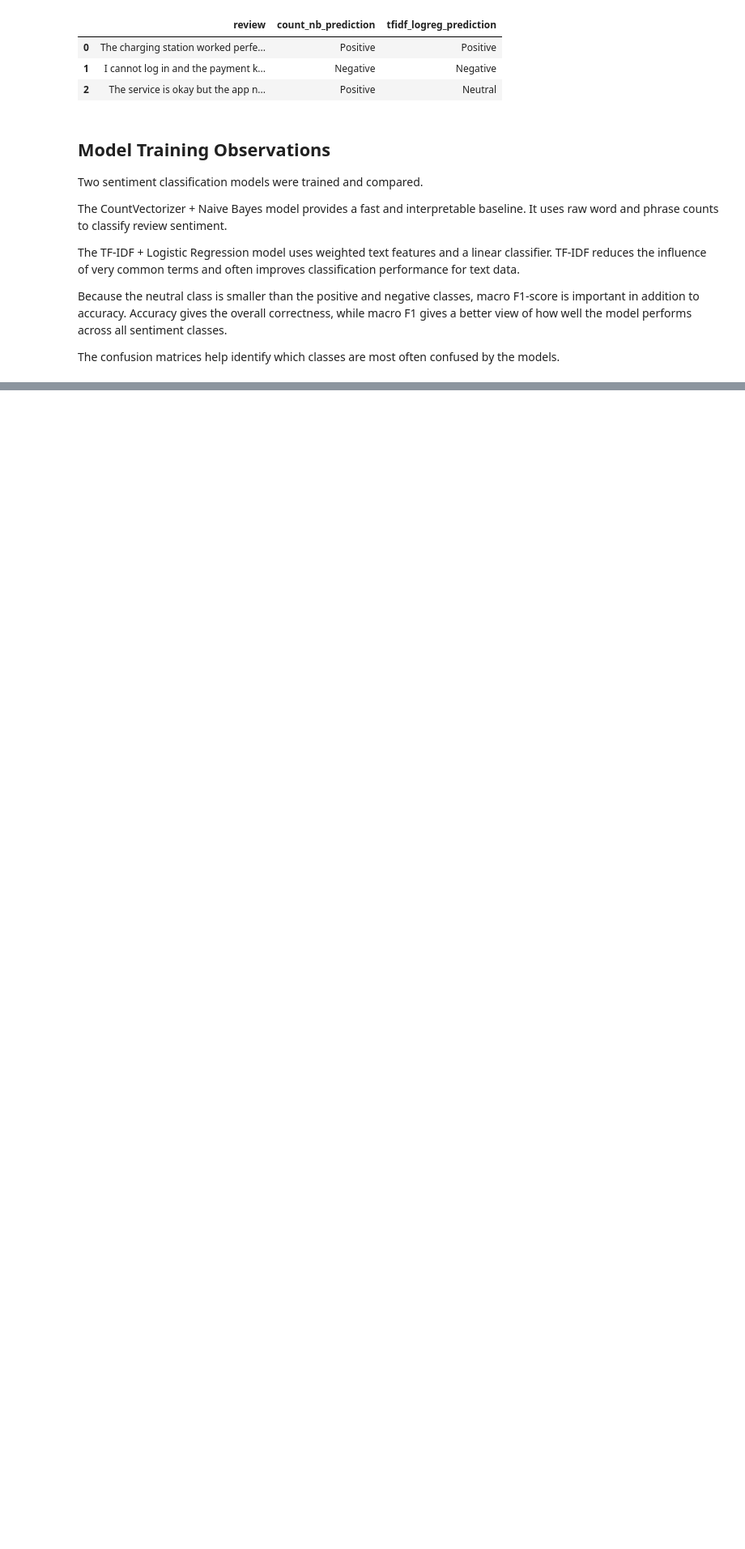
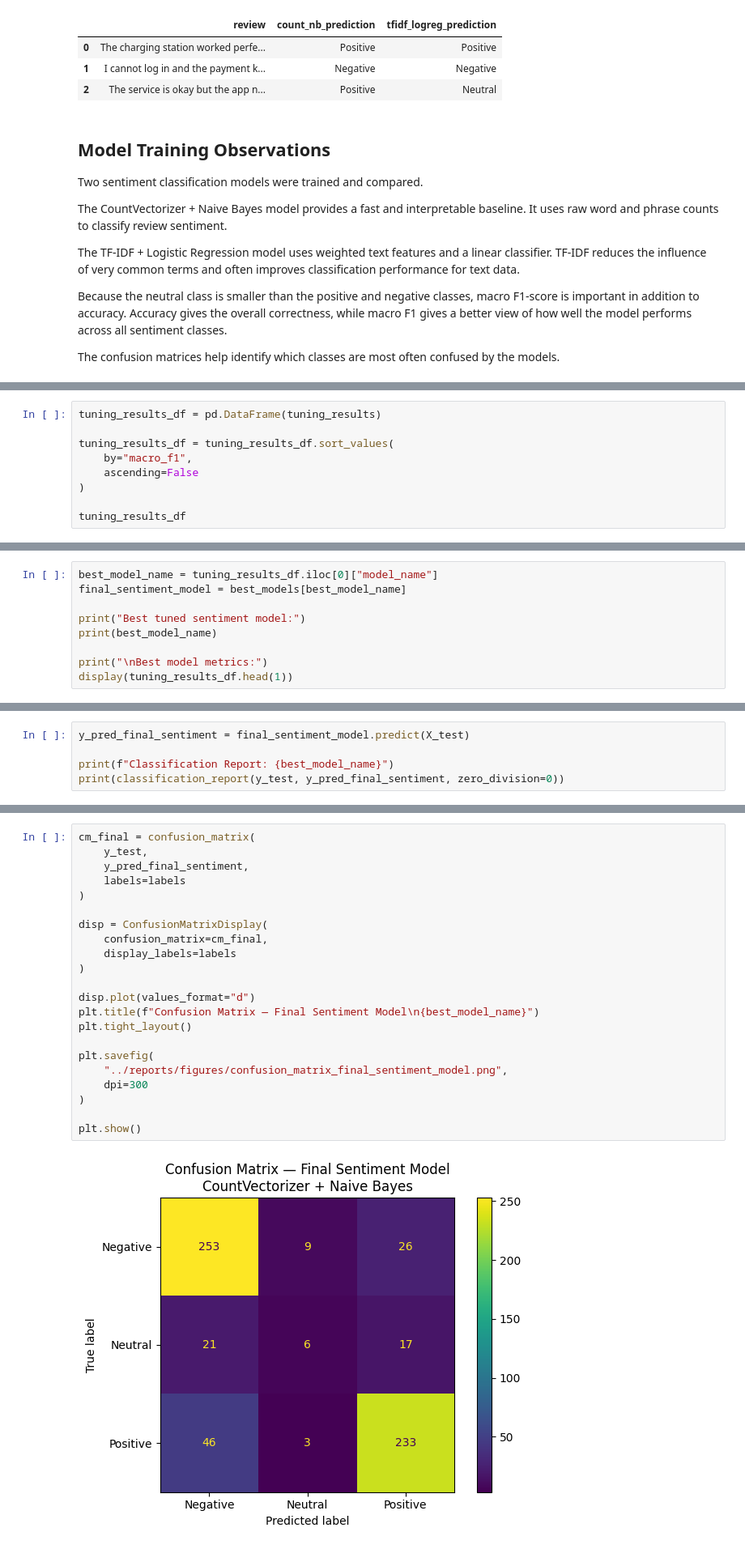
Before and after one commit to jay050699/energy-app-review-sentiment-rating-prediction, a Jupyter notebook: notebooks/03_model_training_evaluation.ipynb, the cells around one changed output, grey strips where cells are left out. Shown at 81% size. Cells and saved outputs as stored; diff of their text form; blank space fills up the shorter version.

```diff
--- a/notebooks/03_model_training_evaluation.ipynb
+++ b/notebooks/03_model_training_evaluation.ipynb
@@ -450,0 +626,9 @@ The confusion matrices help identify which classes are most often confused by th
+# %%
+tuning_results_df = pd.DataFrame(tuning_results)
+
+tuning_results_df = tuning_results_df.sort_values(
+    by="macro_f1",
+    ascending=False
+)
+
+tuning_results_df
@@ -450,0 +650,9 @@ The confusion matrices help identify which classes are most often confused by th
+# %%
+best_model_name = tuning_results_df.iloc[0]["model_name"]
+final_sentiment_model = best_models[best_model_name]
+
+print("Best tuned sentiment model:")
+print(best_model_name)
+
+print("\nBest model metrics:")
+display(tuning_results_df.head(1))
@@ -450,0 +666,5 @@ The confusion matrices help identify which classes are most often confused by th
+# %%
+y_pred_final_sentiment = final_sentiment_model.predict(X_test)
+
+print(f"Classification Report: {best_model_name}")
+print(classification_report(y_test, y_pred_final_sentiment, zero_division=0))
@@ -450,0 +705,24 @@ The confusion matrices help identify which classes are most often confused by th
+# %%
+cm_final = confusion_matrix(
+    y_test,
+    y_pred_final_sentiment,
+    labels=labels
+)
+
+disp = ConfusionMatrixDisplay(
+    confusion_matrix=cm_final,
+    display_labels=labels
+)
+
+disp.plot(values_format="d")
+plt.title(f"Confusion Matrix — Final Sentiment Model\n{best_model_name}")
+plt.tight_layout()
+
+plt.savefig(
+    "../reports/figures/confusion_matrix_final_sentiment_model.png",
+    dpi=300
+)
+
+plt.show()
+# %% [output]
+[figure, added]
```
Also changed, not shown: parts of 12 cells of this notebook, 3 other files.
